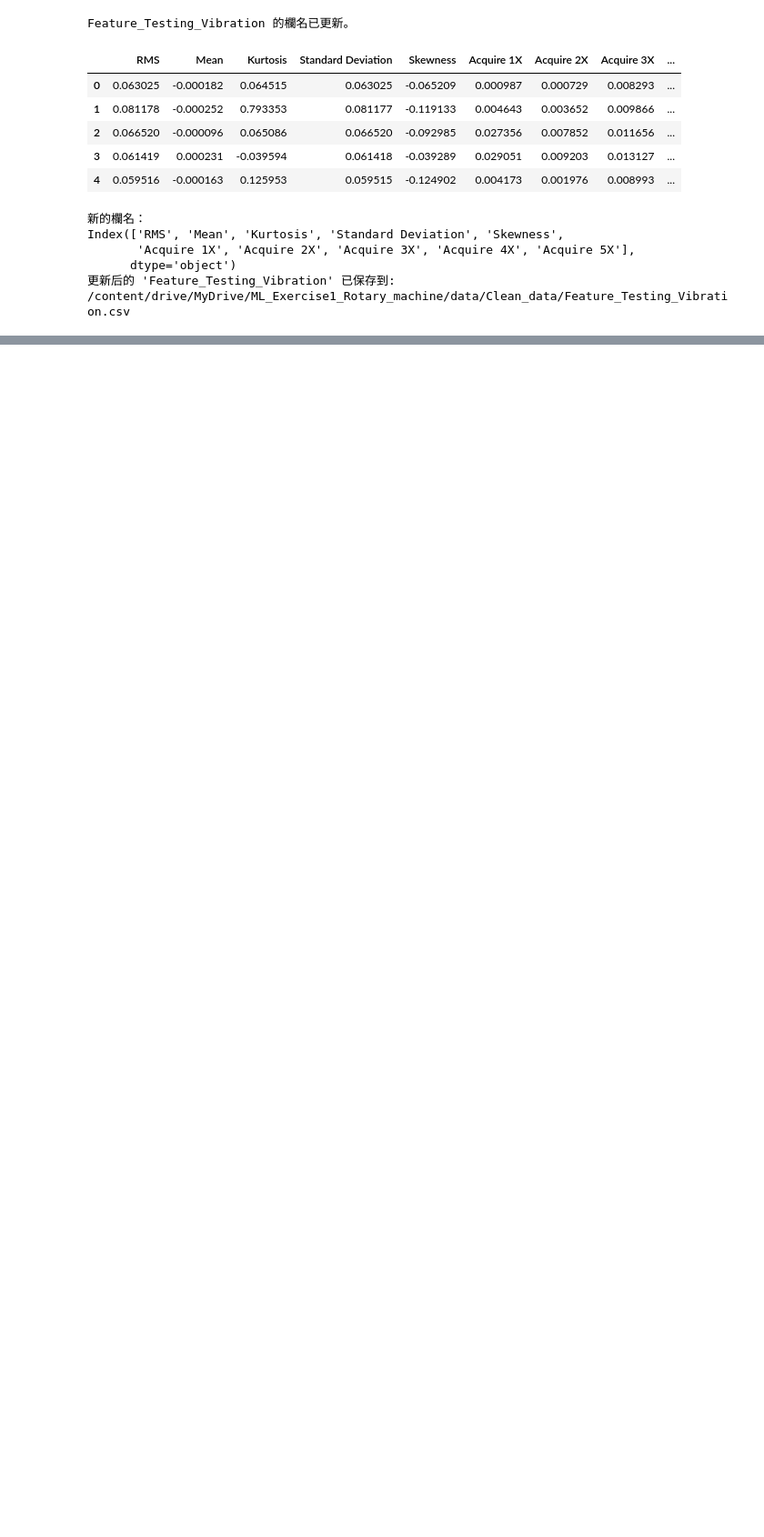
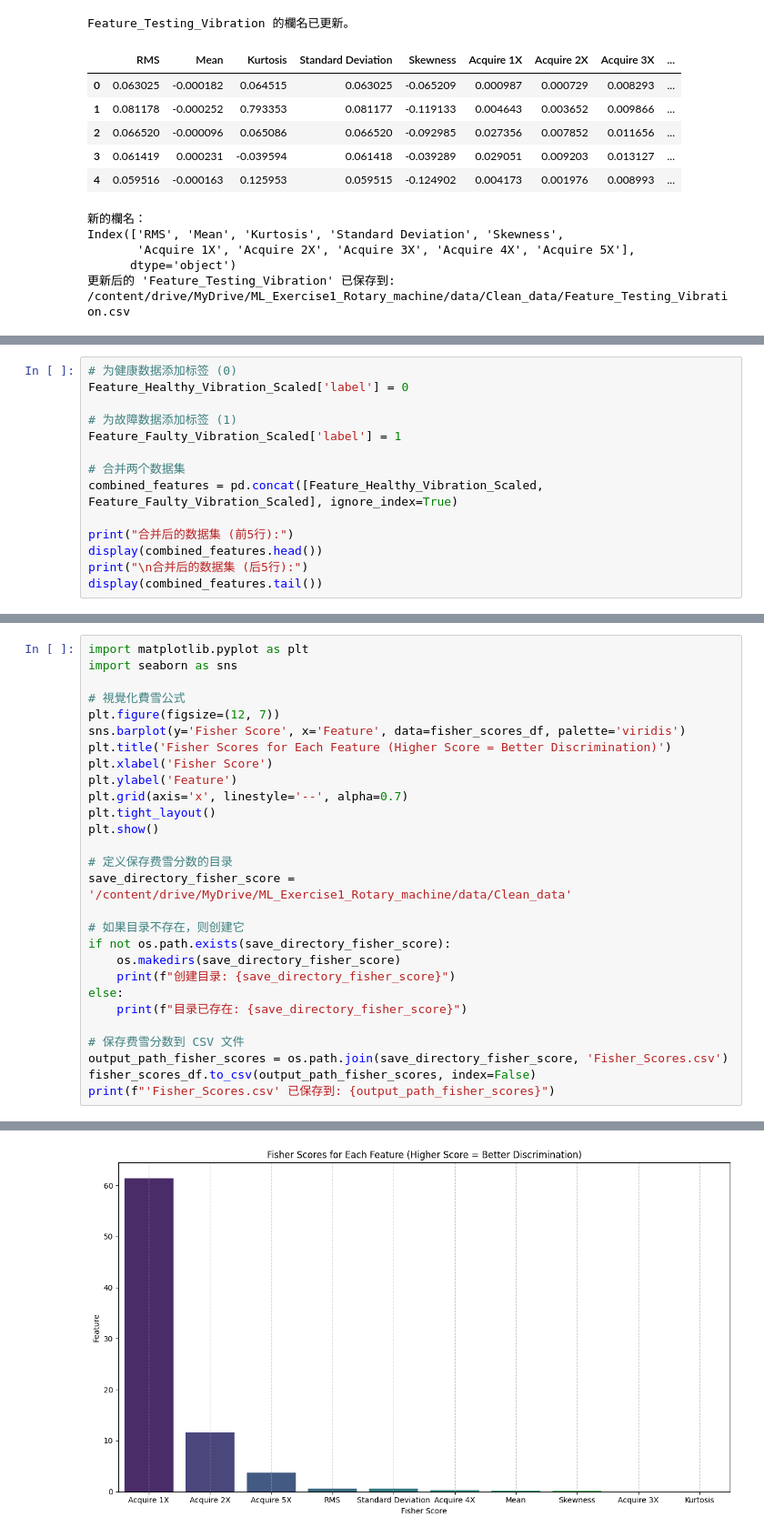
Before and after one commit to sula316/ML_Exercise1_Rotary_machine, a Jupyter notebook: ML_Exercise1_Rotary_machine_Step1_Data_Preprocessing.ipynb, the cells around one changed output, grey strips where cells are left out. Shown at 91% size. Saved outputs shown, nothing was run; the diff lists cells and outputs as text; blank space fills up the shorter version.

```diff
--- a/ML_Exercise1_Rotary_machine_Step1_Data_Preprocessing.ipynb
+++ b/ML_Exercise1_Rotary_machine_Step1_Data_Preprocessing.ipynb
@@ -1359,0 +1396,14 @@ Index(['RMS', 'Mean', 'Kurtosis', 'Standard Deviation', 'Skewness',
+# %%
+# 为健康数据添加标签 (0)
+Feature_Healthy_Vibration_Scaled['label'] = 0
+
+# 为故障数据添加标签 (1)
+Feature_Faulty_Vibration_Scaled['label'] = 1
+
+# 合并两个数据集
+combined_features = pd.concat([Feature_Healthy_Vibration_Scaled, Feature_Faulty_Vibration_Scaled], ignore_index=True)
+
+print("合并后的数据集 (前5行):")
+display(combined_features.head())
+print("\n合并后的数据集 (后5行):")
+display(combined_features.tail())
@@ -1359,0 +1498,29 @@ Index(['RMS', 'Mean', 'Kurtosis', 'Standard Deviation', 'Skewness',
+# %%
+import matplotlib.pyplot as plt
+import seaborn as sns
+
+# 視覺化費雪公式
+plt.figure(figsize=(12, 7))
+sns.barplot(y='Fisher Score', x='Feature', data=fisher_scores_df, palette='viridis')
+plt.title('Fisher Scores for Each Feature (Higher Score = Better Discrimination)')
+plt.xlabel('Fisher Score')
+plt.ylabel('Feature')
+plt.grid(axis='x', linestyle='--', alpha=0.7)
+plt.tight_layout()
+plt.show()
+
+# 定义保存费雪分数的目录
+save_directory_fisher_score = '/content/drive/MyDrive/ML_Exercise1_Rotary_machine/data/Clean_data'
+
+# 如果目录不存在，则创建它
+if not os.path.exists(save_directory_fisher_score):
+    os.makedirs(save_directory_fisher_score)
+    print(f"创建目录: {save_directory_fisher_score}")
+else:
+    print(f"目录已存在: {save_directory_fisher_score}")
+
+# 保存费雪分数到 CSV 文件
+output_path_fisher_scores = os.path.join(save_directory_fisher_score, 'Fisher_Scores.csv')
+fisher_scores_df.to_csv(output_path_fisher_scores, index=False)
+print(f"'Fisher_Scores.csv' 已保存到: {output_path_fisher_scores}")
+# %% [output]
@@ -1359,0 +1530 @@ Index(['RMS', 'Mean', 'Kurtosis', 'Standard Deviation', 'Skewness',
+[figure, added]
```
Also changed, not shown: parts of 16 cells of this notebook.
